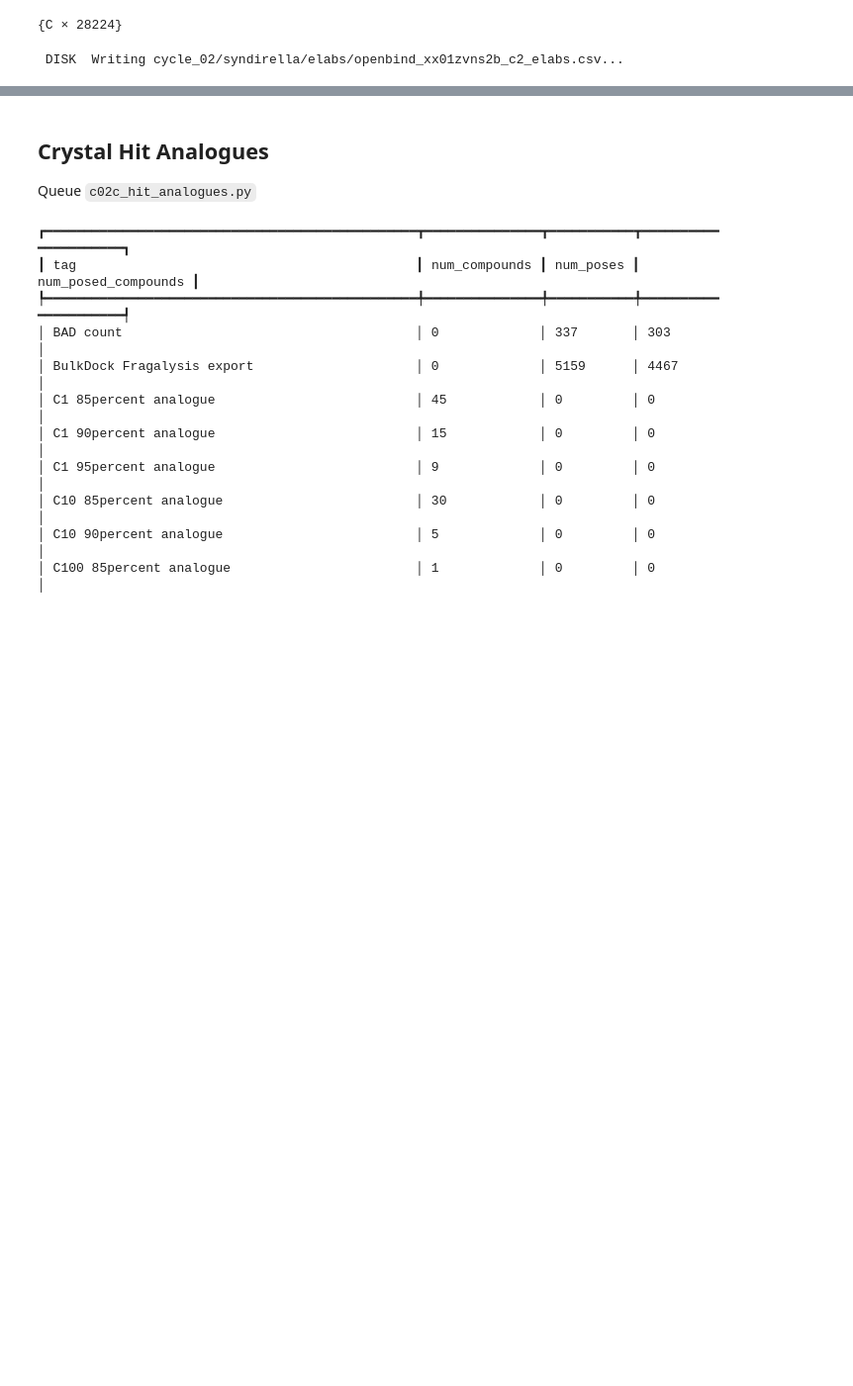
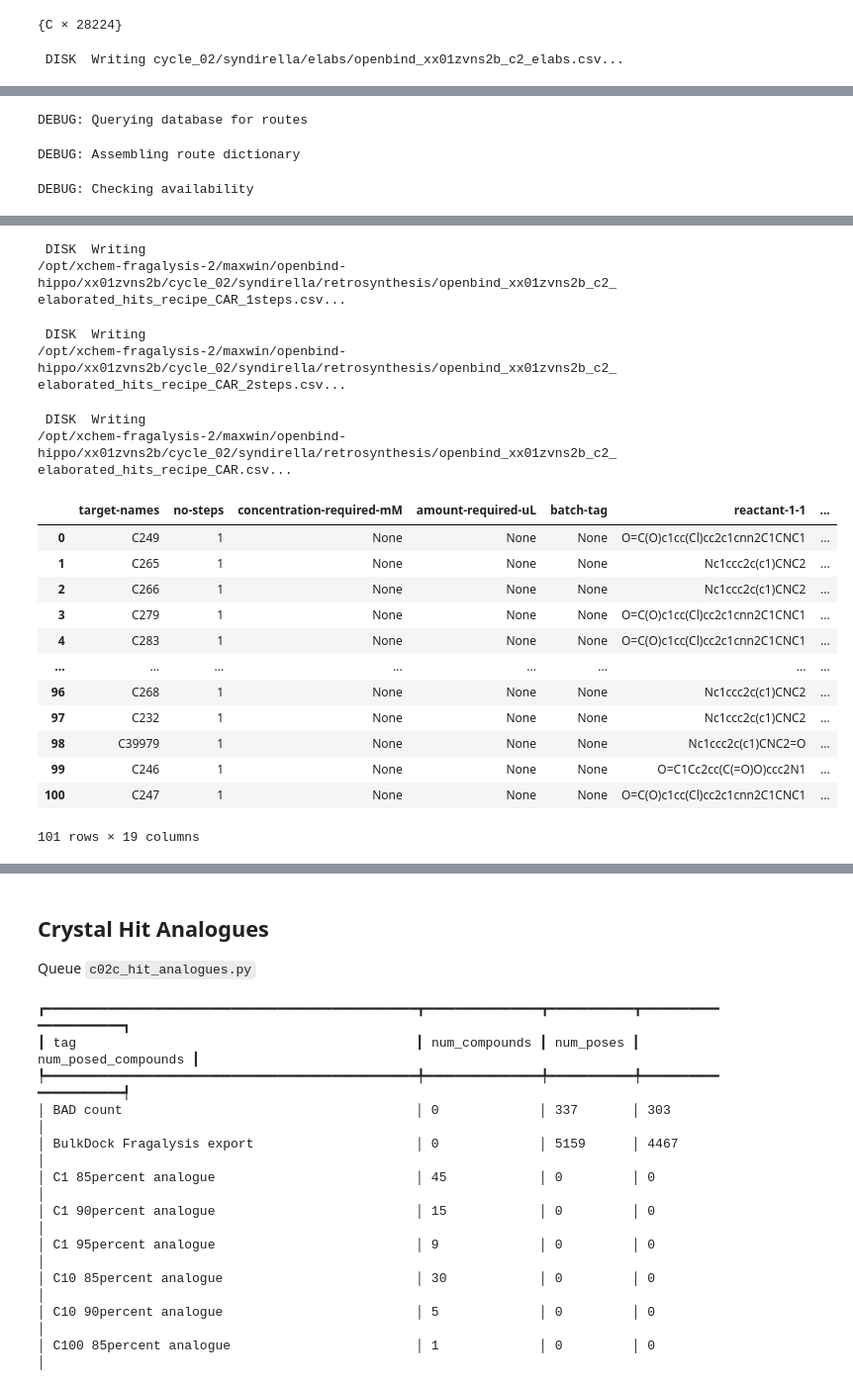
Before and after one commit to xchem/openbind-hippo, a Jupyter notebook: xx01zvns2b/c02a_fragment_elabs.ipynb, the cells around one changed output, grey strips where cells are left out. Shown at 99% size. Cells and saved outputs as stored; diff of their text form; code cells hidden in the pictures; blank space fills up the shorter version.

```diff
--- a/xx01zvns2b/c02a_fragment_elabs.ipynb
+++ b/xx01zvns2b/c02a_fragment_elabs.ipynb
@@ -166,0 +278,3 @@ hit_elab_poses.to_fragalysis("cycle_01/syndirella/elabs/openbind_xx01zvns2b_c2_e
+# %%
+recipes = hippo.Recipe.from_compounds(elaborated_hits, use_routes=True, pick_cheapest=False)
+len(recipes)
@@ -166,0 +295,3 @@ hit_elab_poses.to_fragalysis("cycle_01/syndirella/elabs/openbind_xx01zvns2b_c2_e
+# %%
+recipe = recipes[0]
+recipe.write_json("cycle_02/syndirella/retrosynthesis/openbind_xx01zvns2b_c2_elaborated_hits_recipe.json")
@@ -166,0 +312,6 @@ hit_elab_poses.to_fragalysis("cycle_01/syndirella/elabs/openbind_xx01zvns2b_c2_e
+# %%
+recipe.write_CAR_csv("cycle_02/syndirella/retrosynthesis/openbind_xx01zvns2b_c2_elaborated_hits_recipe_CAR.csv")
+# %% [output]
+DEBUG: Querying database for routes
+DEBUG: Assembling route dictionary
+DEBUG: Checking availability
@@ -166,0 +320,22 @@ hit_elab_poses.to_fragalysis("cycle_01/syndirella/elabs/openbind_xx01zvns2b_c2_e
+ DISK  Writing
+/opt/xchem-fragalysis-2/maxwin/openbind-hippo/xx01zvns2b/cycle_02/syndirella/retrosynthesis/openbind_xx01zvns2b_c2_
+elaborated_hits_recipe_CAR_1steps.csv...
+ DISK  Writing
+/opt/xchem-fragalysis-2/maxwin/openbind-hippo/xx01zvns2b/cycle_02/syndirella/retrosynthesis/openbind_xx01zvns2b_c2_
+elaborated_hits_recipe_CAR_2steps.csv...
+ DISK  Writing
+/opt/xchem-fragalysis-2/maxwin/openbind-hippo/xx01zvns2b/cycle_02/syndirella/retrosynthesis/openbind_xx01zvns2b_c2_
+elaborated_hits_recipe_CAR.csv...
+|  | target-names | no-steps | concentration-required-mM | amount-required-uL | batch-tag | reactant-1-1 | ... |
+| 0 | C249 | 1 | None | None | None | O=C(O)c1cc(Cl)cc2c1cnn2C1CNC1 | ... |
+| 1 | C265 | 1 | None | None | None | Nc1ccc2c(c1)CNC2 | ... |
+| 2 | C266 | 1 | None | None | None | Nc1ccc2c(c1)CNC2 | ... |
+| 3 | C279 | 1 | None | None | None | O=C(O)c1cc(Cl)cc2c1cnn2C1CNC1 | ... |
+| 4 | C283 | 1 | None | None | None | O=C(O)c1cc(Cl)cc2c1cnn2C1CNC1 | ... |
+| ... | ... | ... | ... | ... | ... | ... | ... |
+| 96 | C268 | 1 | None | None | None | Nc1ccc2c(c1)CNC2 | ... |
+| 97 | C232 | 1 | None | None | None | Nc1ccc2c(c1)CNC2 | ... |
+| 98 | C39979 | 1 | None | None | None | Nc1ccc2c(c1)CNC2=O | ... |
+| 99 | C246 | 1 | None | None | None | O=C1Cc2cc(C(=O)O)ccc2N1 | ... |
+| 100 | C247 | 1 | None | None | None | O=C(O)c1cc(Cl)cc2c1cnn2C1CNC1 | ... |
+101 rows × 19 columns
```
Also changed, not shown: parts of 23 cells of this notebook, 12 other files.
